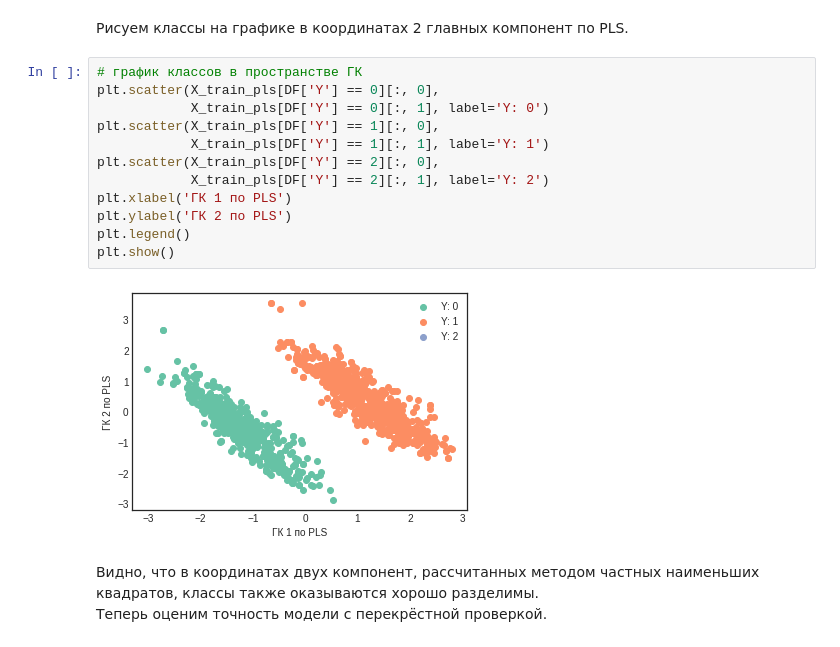
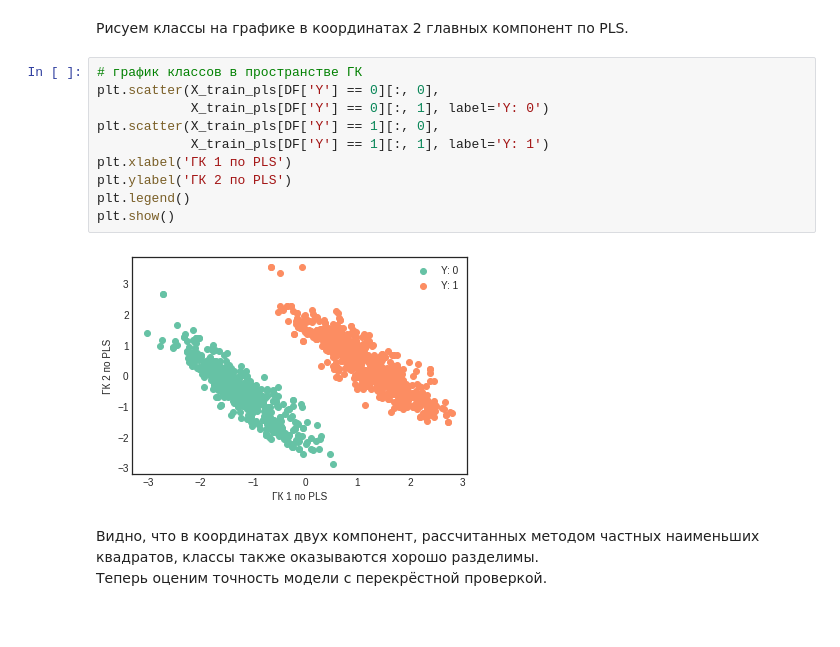
Before and after one commit to Konkurent/ML, a Jupyter notebook: lesson_03/Lab_04_Кечин.ipynb, the cells around one changed output. Cells and saved outputs as stored; diff of their text form.

```diff
--- a/lesson_03/Lab_04_Кечин.ipynb
+++ b/lesson_03/Lab_04_Кечин.ipynb
@@ -476,17 +476,15 @@ dict_items([(0, 646), (1, 713)])
 # %%
 # график классов в пространстве ГК
 plt.scatter(X_train_pls[DF['Y'] == 0][:, 0],
             X_train_pls[DF['Y'] == 0][:, 1], label='Y: 0')
 plt.scatter(X_train_pls[DF['Y'] == 1][:, 0],
             X_train_pls[DF['Y'] == 1][:, 1], label='Y: 1')
-plt.scatter(X_train_pls[DF['Y'] == 2][:, 0],
-            X_train_pls[DF['Y'] == 2][:, 1], label='Y: 2')
 plt.xlabel('ГК 1 по PLS')
 plt.ylabel('ГК 2 по PLS')
 plt.legend()
 plt.show()
 # %% [output]
-[figure, old version]
+[figure, new version]
 # %% [markdown]
 Видно, что в координатах двух компонент, рассчитанных методом частных наименьших квадратов, классы также оказываются хорошо разделимы.
 Теперь оценим точность модели с перекрёстной проверкой.
```
Also changed, not shown: parts of 2 cells of this notebook, 2 other files.
